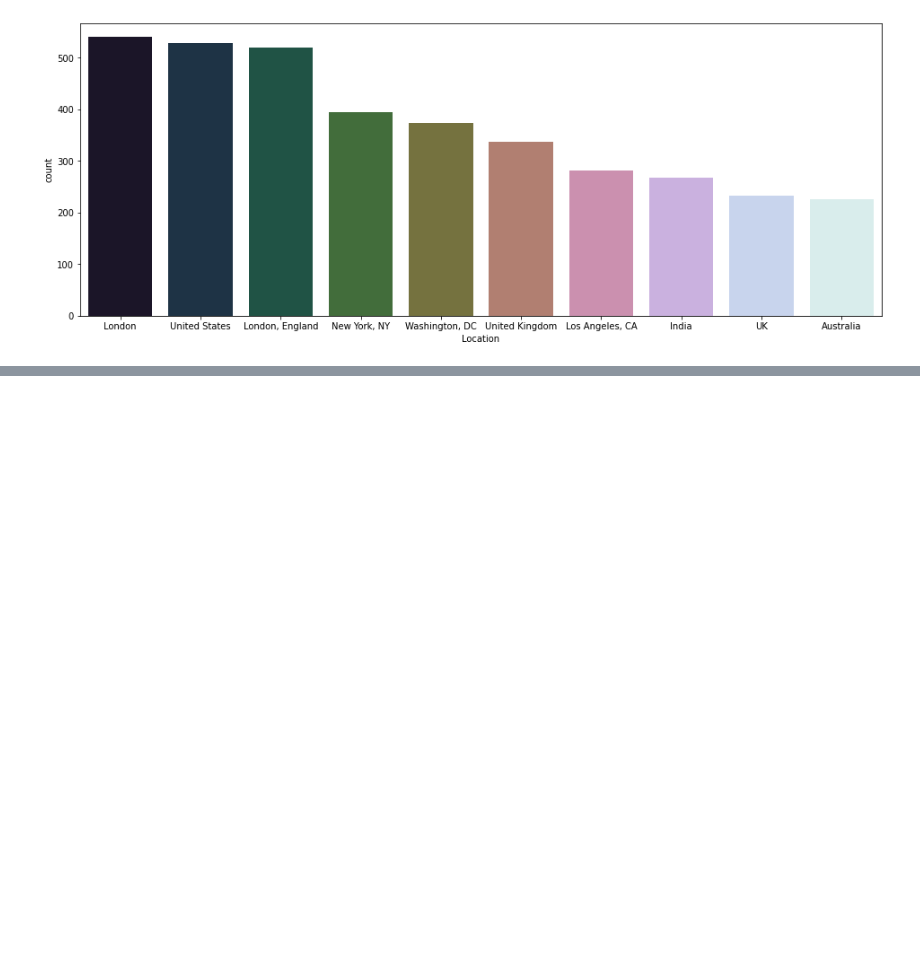
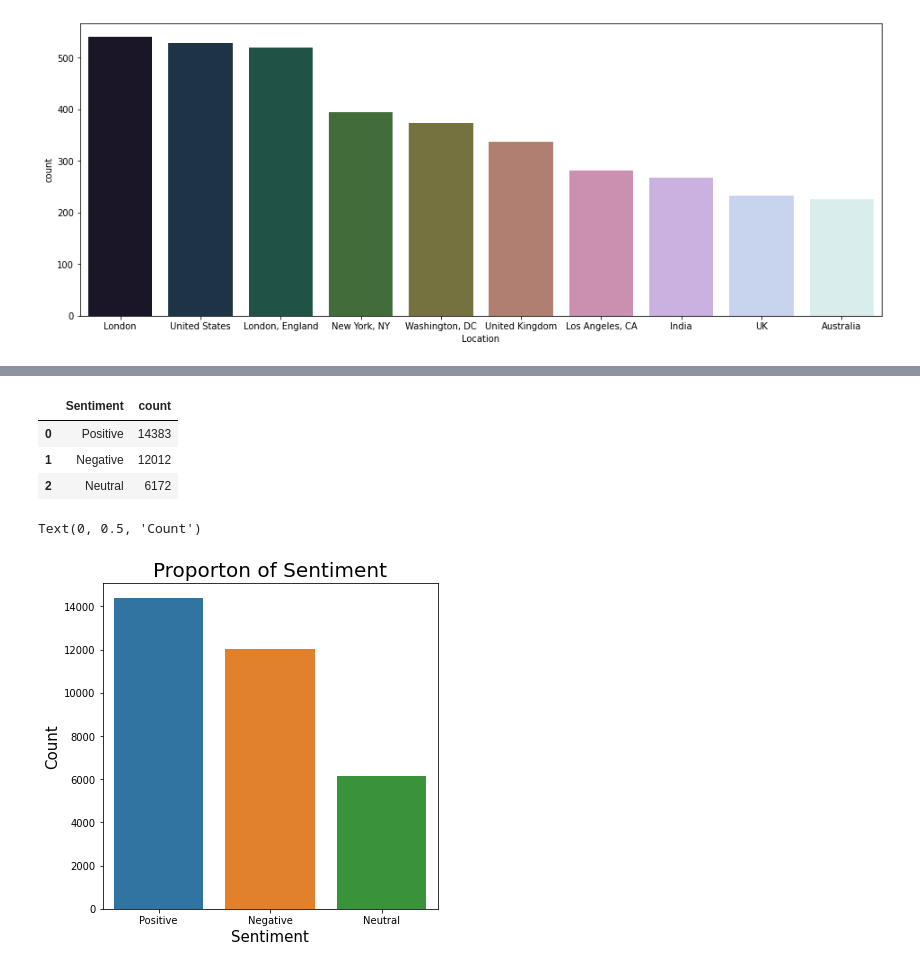
Before and after one commit to Raahulsi/Capstone-3-Coronavirus_Tweet_Sentiment_Analysis, a Jupyter notebook: Capstone_Project_3_Coronavirus_Tweet_Sentiment_Analysis.ipynb, the cells around one changed output, grey strips where cells are left out. Drawn from its saved outputs; the diff is of its cells as text; code cells hidden in the pictures; blank space fills up the shorter version.

```diff
--- a/Capstone_Project_3_Coronavirus_Tweet_Sentiment_Analysis.ipynb
+++ b/Capstone_Project_3_Coronavirus_Tweet_Sentiment_Analysis.ipynb
@@ -250,0 +253,3 @@ sns.countplot(data=data[data['Location'].isin(location_top10.index)], x='Locatio
+# %%
+replace_values = {"Sentiment": {'Extremely Negative' : 'Negative', 'Extremely Positive' : 'Positive'}}
+data = data.replace(replace_values)
@@ -250,0 +265,18 @@ sns.countplot(data=data[data['Location'].isin(location_top10.index)], x='Locatio
+# %%
+sentiment_count2 = data['Sentiment'].value_counts().reset_index()
+sentiment_count2.columns=['Sentiment','count']
+sentiment_count2
+# %% [output]
+|  | Sentiment | count |
+| 0 | Positive | 14383 |
+| 1 | Negative | 12012 |
+| 2 | Neutral | 6172 |
+# %%
+plt.figure(figsize=(6,6))
+ax2 = sns.barplot(x="Sentiment", y= 'count', data=sentiment_count2)
+ax2.set_title('Proporton of Sentiment', fontsize=20)
+ax2.set_xlabel("Sentiment",fontsize=15)
+ax2.set_ylabel("Count",fontsize=15)
+# %% [output]
+Text(0, 0.5, 'Count')
+[figure, added]
```
Also changed, not shown: parts of 18 cells of this notebook.
